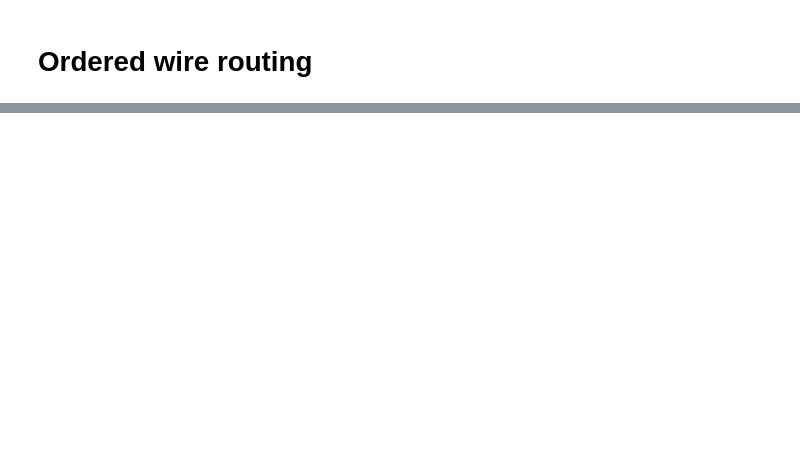
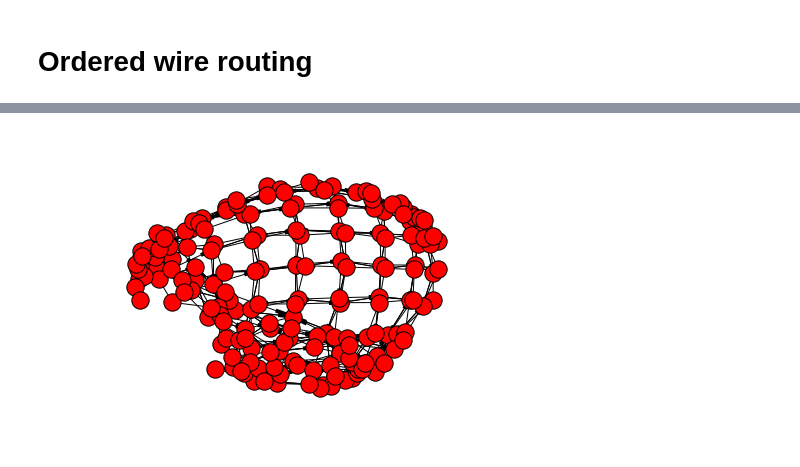
Before and after one commit to Griffon26/vhde, a Jupyter notebook: docs/wire_router/Orderded wire routing.ipynb, the cells around one changed output, grey strips where cells are left out. Drawn from its saved outputs; the diff is of its cells as text; code cells hidden in the pictures; blank space fills up the shorter version.

```diff
--- a/docs/wire_router/Orderded wire routing.ipynb
+++ b/docs/wire_router/Orderded wire routing.ipynb
@@ -154,0 +173,34 @@ In order to allow routes around the edge of the diagram when there are too many
+# %%
+%matplotlib inline
+import copy
+import networkx as nx
+
+graph = nx.DiGraph()
+
+horiz_rects = rects
+vert_rects = copy.deepcopy(rects)
+
+width = len(rects)
+height = len(rects[0])
+
+cheap = 1.0
+expensive = cheap * 5
+
+for x in range(width):
+    for y in range(height):
+        if x > 0:
+            graph.add_edge(horiz_rects[x][y], horiz_rects[x - 1][y], weight = cheap)
+            graph.add_edge(vert_rects[x][y], horiz_rects[x - 1][y], weight = expensive)
+        if x < width - 1:
+            graph.add_edge(horiz_rects[x][y], horiz_rects[x + 1][y], weight = cheap)
+            graph.add_edge(vert_rects[x][y], horiz_rects[x + 1][y], weight = expensive)
+        if y > 0:
+            graph.add_edge(vert_rects[x][y], vert_rects[x][y - 1], weight = cheap)
+            graph.add_edge(horiz_rects[x][y], vert_rects[x][y - 1], weight = expensive)
+        if y < height - 1:
+            graph.add_edge(vert_rects[x][y], vert_rects[x][y + 1], weight = cheap)
+            graph.add_edge(horiz_rects[x][y], vert_rects[x][y + 1], weight = expensive)
+
+nx.draw_spring(graph)
+# %% [output]
+[figure, added]
```
Also changed, not shown: parts of 12 cells of this notebook.
